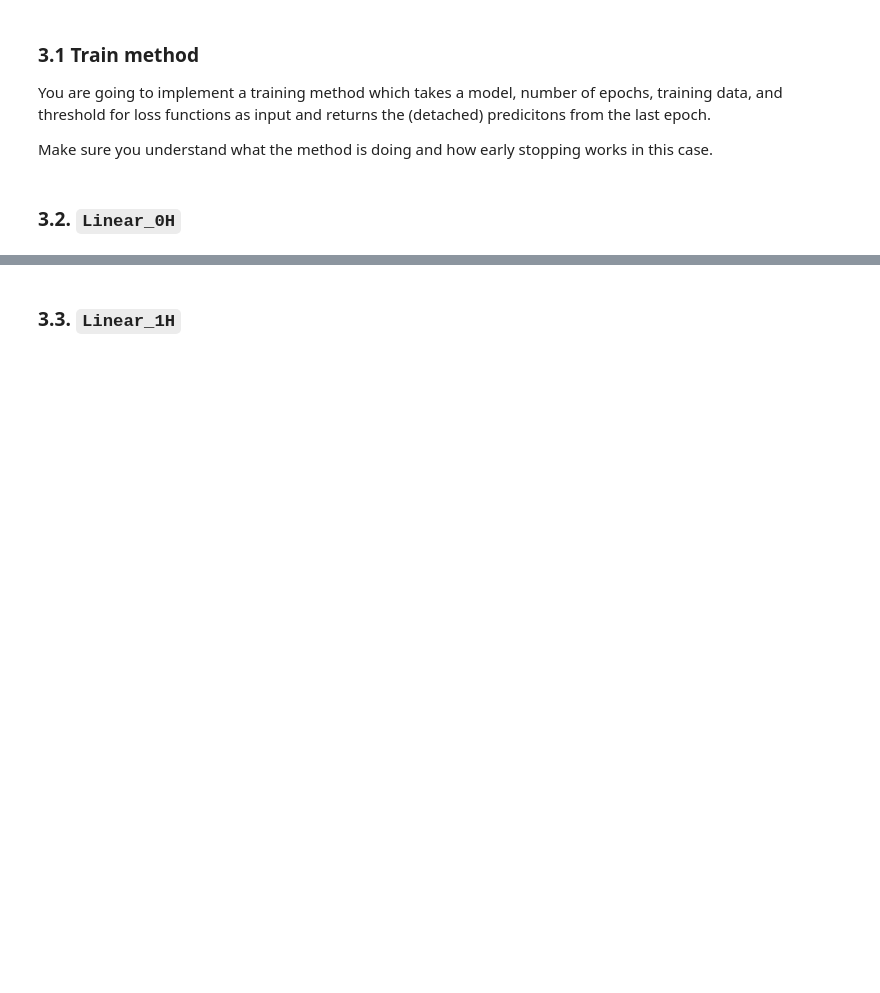
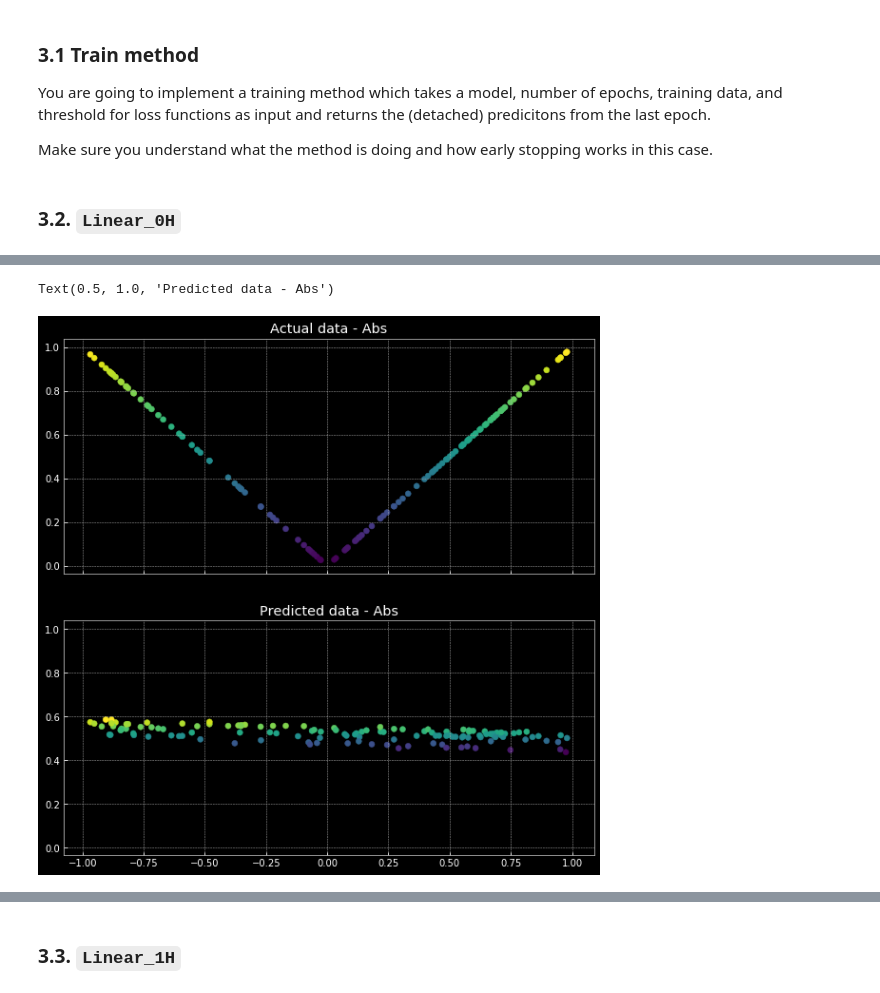
Before and after one commit to mau5Kol/DS-GA-1008, a Jupyter notebook: Assignment_2/DS-GA-1008-HW_assignment_2.ipynb, the cells around one changed output, grey strips where cells are left out. Cells and saved outputs as stored; diff of their text form; code cells hidden in the pictures; blank space fills up the shorter version.

```diff
--- a/Assignment_2/DS-GA-1008-HW_assignment_2.ipynb
+++ b/Assignment_2/DS-GA-1008-HW_assignment_2.ipynb
@@ -360,3 +436,14 @@ y_pred = train(model_0H, epochs=10000, x=x_abs, y=y_abs, loss_threshold=1e-2)
+# %%
+# Plot predictions vs actual data
+f, (ax1, ax2) = plt.subplots(2, 1, sharex=True, sharey=True)
+colors = [y_abs, y_pred]
+ax1.scatter(x_abs, y_abs, c=colors[0])
+ax1.set_title('Actual data - Abs')
+ax2.scatter(x_abs, y_pred, c=colors[1])
+ax2.set_title('Predicted data - Abs')
+# %% [output]
+Text(0.5, 1.0, 'Predicted data - Abs')
+[figure, added]
 # %%
 # Define model
 model_0H = Linear_0H().to(device)
```
Also changed, not shown: parts of 33 cells of this notebook.
